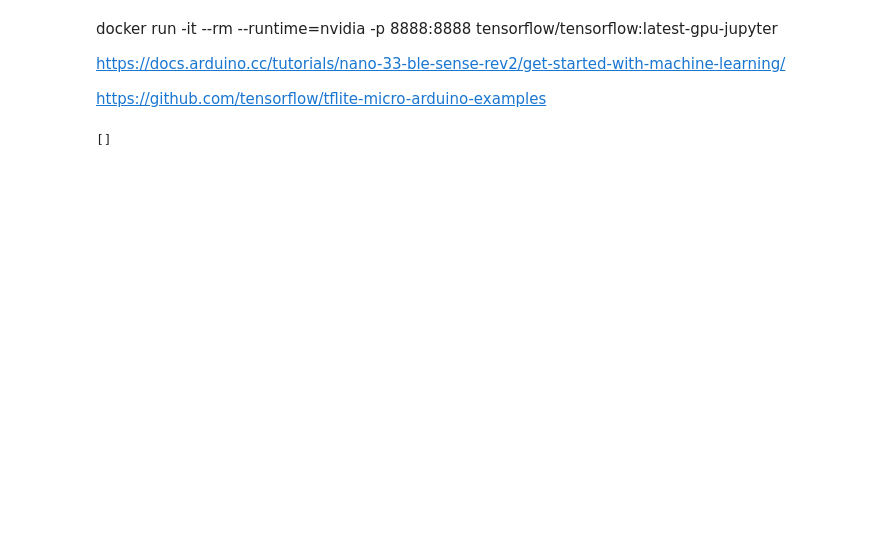
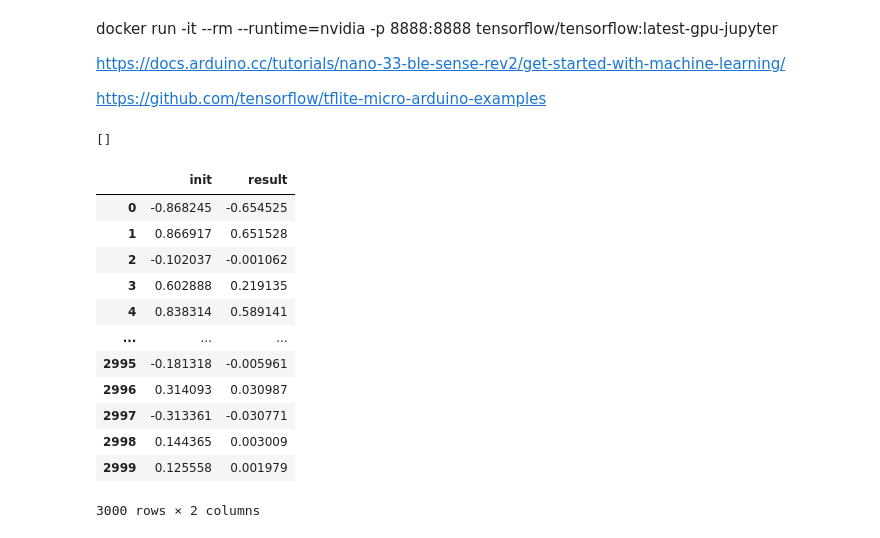
Before and after one commit to th-nuernberg/spicenet, a Jupyter notebook: code/embedded/embedded.ipynb, the cells around one changed output. Drawn from its saved outputs; the diff is of its cells as text; code cells hidden in the pictures; blank space fills up the shorter version.

```diff
--- a/code/embedded/embedded.ipynb
+++ b/code/embedded/embedded.ipynb
@@ -11,3 +15,20 @@ import tensorflow as tf
 print(tf.config.list_physical_devices('GPU'))
 # %% [output]
 []
+# %%
+df = pd.read_csv('test_data.csv')
+df
+# %% [output]
+|  | init | result |
+| 0 | -0.868245 | -0.654525 |
+| 1 | 0.866917 | 0.651528 |
+| 2 | -0.102037 | -0.001062 |
+| 3 | 0.602888 | 0.219135 |
+| 4 | 0.838314 | 0.589141 |
+| ... | ... | ... |
+| 2995 | -0.181318 | -0.005961 |
+| 2996 | 0.314093 | 0.030987 |
+| 2997 | -0.313361 | -0.030771 |
+| 2998 | 0.144365 | 0.003009 |
+| 2999 | 0.125558 | 0.001979 |
+3000 rows × 2 columns
```
Also changed, not shown: parts of 10 cells of this notebook, 3 other files.
